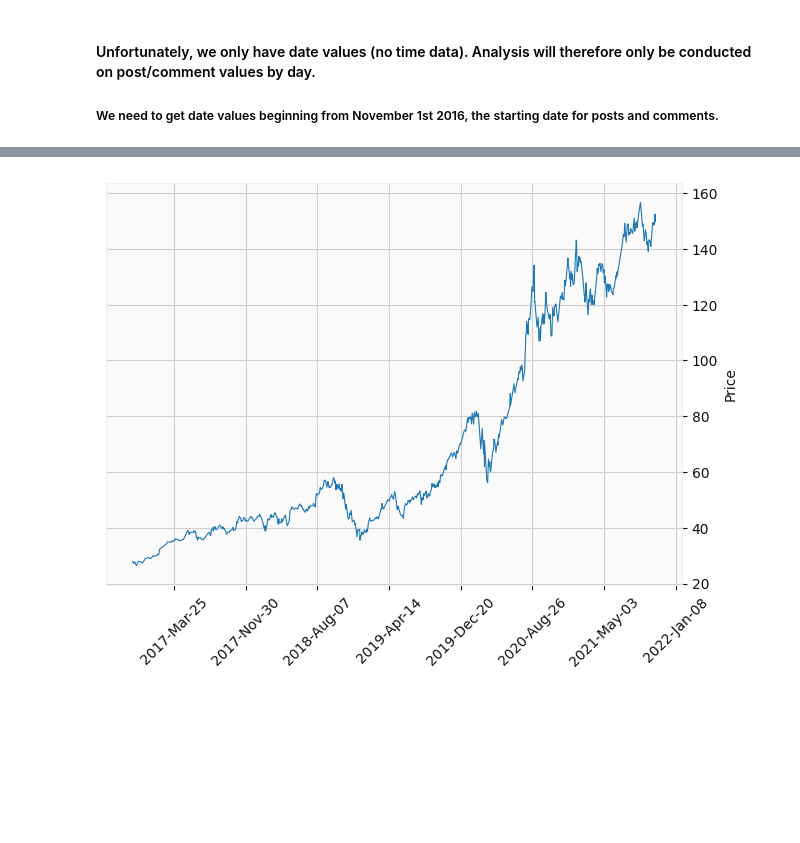
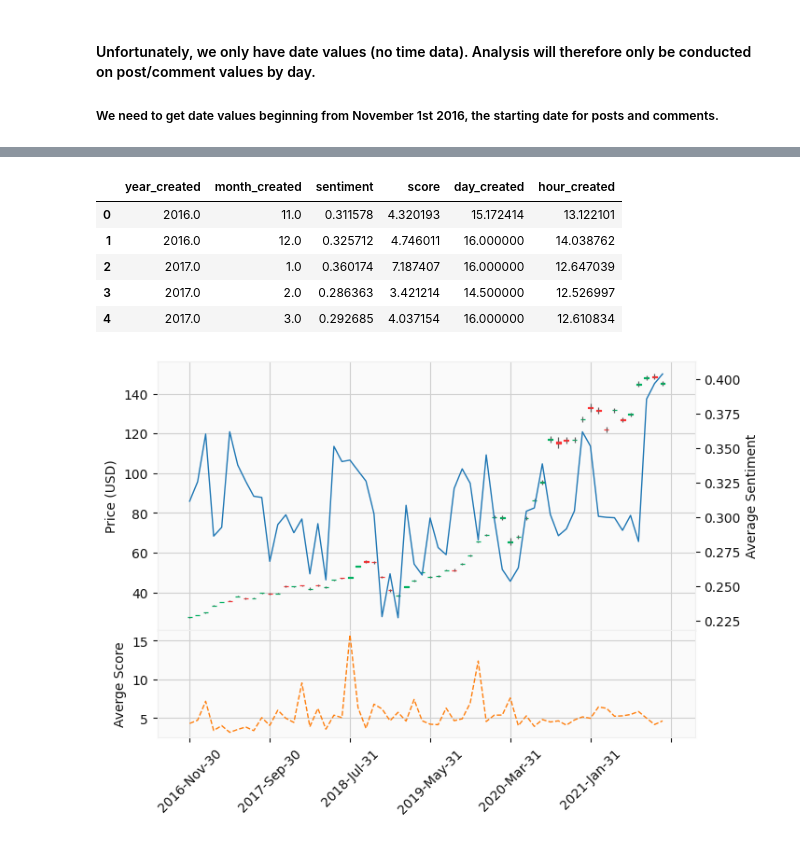
Before and after one commit to JackIHill/DataAnalytics, a Jupyter notebook: Independent/AAPL Analysis/AAPL Stock+Reddit Analysis.ipynb, the cells around one changed output, grey strips where cells are left out. Drawn from its saved outputs; the diff is of its cells as text; code cells hidden in the pictures; blank space fills up the shorter version.

Commit message:
Fixed Stock Plot. Use monthly plots for less erratic line-plotting

```diff
--- a/Independent/AAPL Analysis/AAPL Stock+Reddit Analysis.ipynb
+++ b/Independent/AAPL Analysis/AAPL Stock+Reddit Analysis.ipynb
@@ -630,4 +630,8 @@ raw_stock_data.head()
 # %%
 raw_stock_data = raw_stock_data[raw_stock_data.index >= '2016-11-01']
 # %%
-mpf.plot(raw_stock_data
+raw_stock_data
+weekly_stock_data = raw_stock_data.resample('W-Mon').mean()
+monthly_stock_data = raw_stock_data.resample('M').mean()
+
+monthly_stock_data.head()
@@ -634,6 +646,27 @@ mpf.plot(raw_stock_data
+# %%
+sentiment_monthly = sentiment.groupby(['year_created', 'month_created']).mean().reset_index()
+sentiment_monthly.head()
+# %% [output]
+|  | year_created | month_created | sentiment | score | day_created | hour_created |
+| 0 | 2016.0 | 11.0 | 0.311578 | 4.320193 | 15.172414 | 13.122101 |
+| 1 | 2016.0 | 12.0 | 0.325712 | 4.746011 | 16.000000 | 14.038762 |
+| 2 | 2017.0 | 1.0 | 0.360174 | 7.187407 | 16.000000 | 12.647039 |
+| 3 | 2017.0 | 2.0 | 0.286363 | 3.421214 | 14.500000 | 12.526997 |
+| 4 | 2017.0 | 3.0 | 0.292685 | 4.037154 | 16.000000 | 12.610834 |
 # %%
-# ap = mpf.make_addplot(sentiment['sentiment'])
-mpf.plot(raw_stock_data, type='line', style='yahoo', show_nontrading=True, addplot=ap, )
-# need to fill stock data with values for weekend
+apds = [mpf.make_addplot(sentiment_monthly['sentiment'],
+                         width=1,
+                         color='tab:blue',
+                         ylabel='Average Sentiment'),
+        mpf.make_addplot(sentiment_monthly['score'],
+                         width=1,
+                         color='tab:orange',
+                         panel=1,
+                         ylabel='Averge Score', linestyle='--')
+       ]
+
+s = mpf.make_mpf_style(base_mpf_style='yahoo', y_on_right=False)
+
+mpf.plot(monthly_stock_data, type='candlestick', style=s, addplot=apds, figscale=1, ylabel='Price (USD)')
 # %% [output]
-[figure, old version]
+[figure, new version]
```
Also changed, not shown: parts of 1 cell of this notebook.
